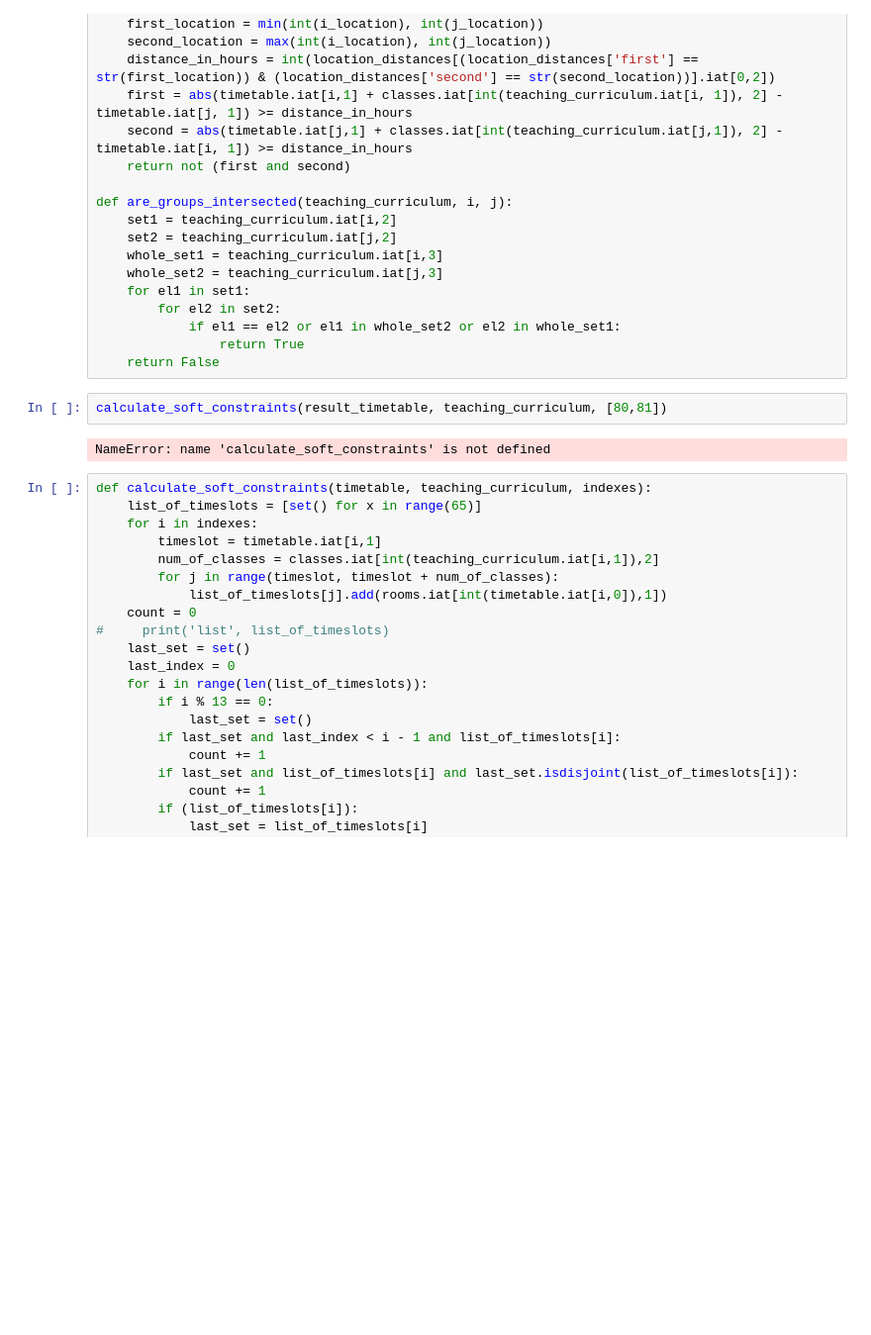
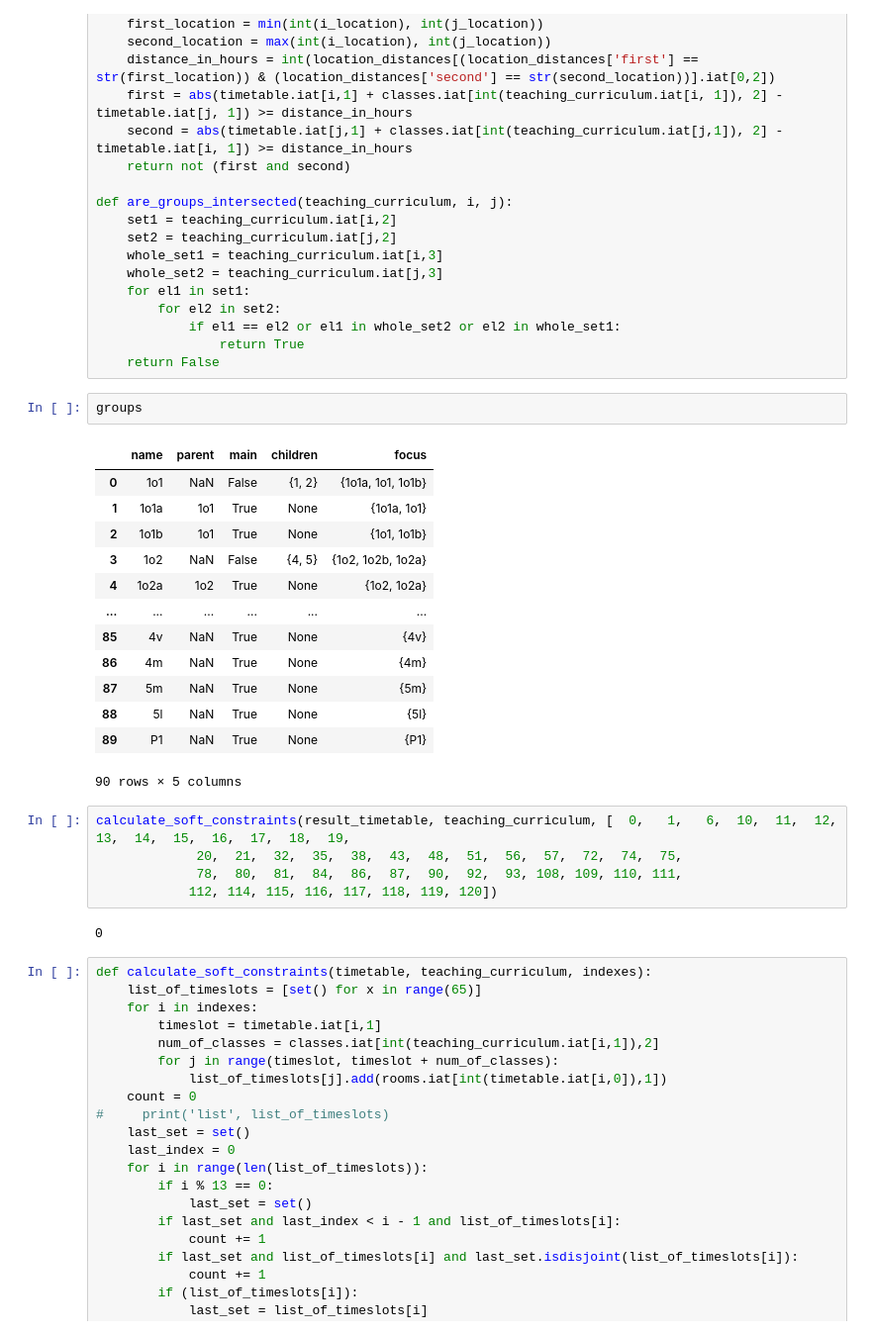
Before and after one commit to PetarZecevic97/automatic-timetable-generation, a Jupyter notebook: timetable_algorithm.ipynb, the cells around one changed output. Shown at 99% size. Cells and saved outputs as stored; diff of their text form; blank space fills up the shorter version.

```diff
--- a/timetable_algorithm.ipynb
+++ b/timetable_algorithm.ipynb
@@ -307,10 +301,29 @@ def are_groups_intersected(teaching_curriculum, i, j):
             if el1 == el2 or el1 in whole_set2 or el2 in whole_set1:
                 return True
     return False
+# %%
+groups
+# %% [output]
+|  | name | parent | main | children | focus |
+| 0 | 1o1 | NaN | False | {1, 2} | {1o1a, 1o1, 1o1b} |
+| 1 | 1o1a | 1o1 | True | None | {1o1a, 1o1} |
+| 2 | 1o1b | 1o1 | True | None | {1o1, 1o1b} |
+| 3 | 1o2 | NaN | False | {4, 5} | {1o2, 1o2b, 1o2a} |
+| 4 | 1o2a | 1o2 | True | None | {1o2, 1o2a} |
+| ... | ... | ... | ... | ... | ... |
+| 85 | 4v | NaN | True | None | {4v} |
+| 86 | 4m | NaN | True | None | {4m} |
+| 87 | 5m | NaN | True | None | {5m} |
+| 88 | 5l | NaN | True | None | {5l} |
+| 89 | P1 | NaN | True | None | {P1} |
+90 rows × 5 columns
 # %%
-calculate_soft_constraints(result_timetable, teaching_curriculum, [80,81])
+calculate_soft_constraints(result_timetable, teaching_curriculum, [  0,   1,   6,  10,  11,  12,  13,  14,  15,  16,  17,  18,  19,
+             20,  21,  32,  35,  38,  43,  48,  51,  56,  57,  72,  74,  75,
+             78,  80,  81,  84,  86,  87,  90,  92,  93, 108, 109, 110, 111,
+            112, 114, 115, 116, 117, 118, 119, 120])
 # %% [output]
-NameError: name 'calculate_soft_constraints' is not defined
+0
 # %%
 def calculate_soft_constraints(timetable, teaching_curriculum, indexes):
     list_of_timeslots = [set() for x in range(65)]
```
Also changed, not shown: parts of 34 cells of this notebook, 5 other files.
